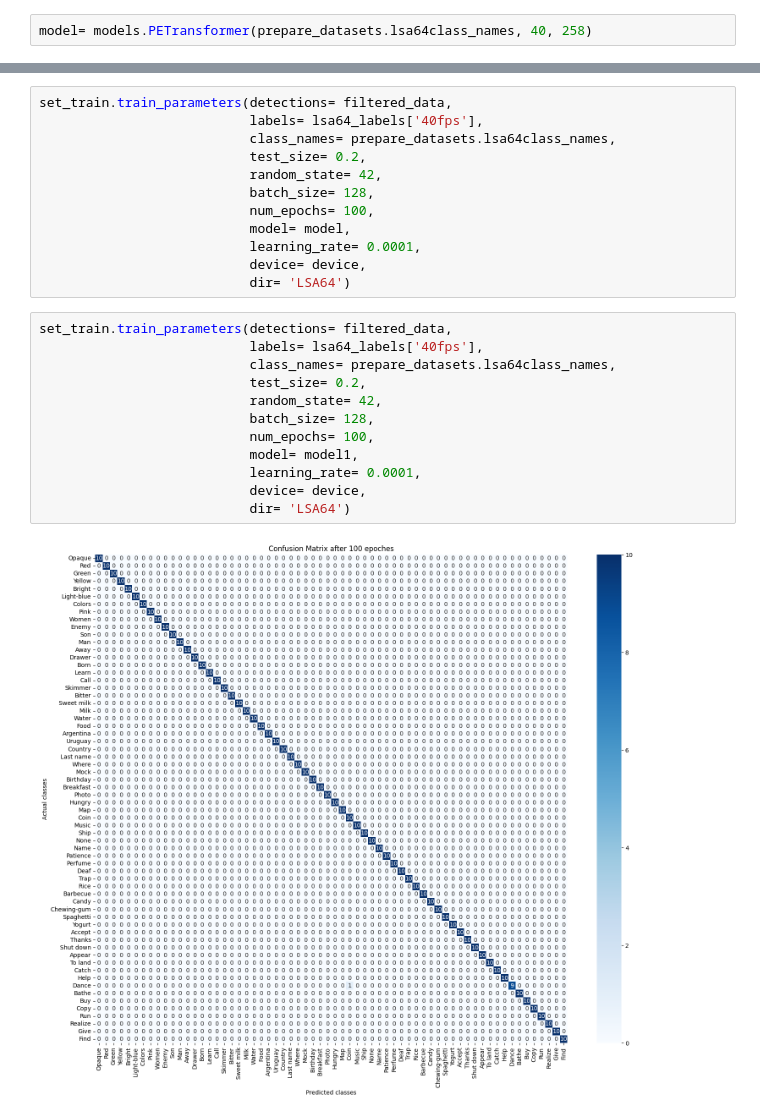
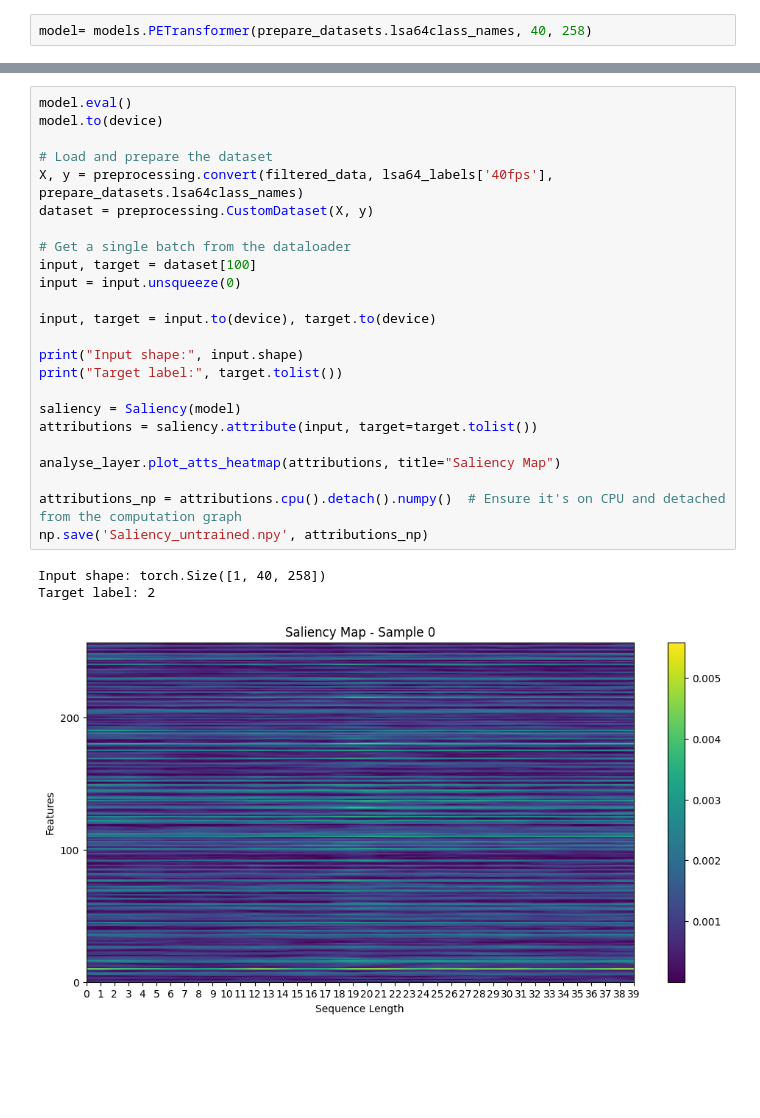
Before and after one commit to SadeghAllahverdi/SignLanguage-project, a Jupyter notebook: SignLanguageProject/notebooks/experiment_lsa64.ipynb, the cells around one changed output, grey strips where cells are left out. Saved outputs shown, nothing was run; the diff lists cells and outputs as text; blank space fills up the shorter version.

```diff
--- a/SignLanguageProject/notebooks/experiment_lsa64.ipynb
+++ b/SignLanguageProject/notebooks/experiment_lsa64.ipynb
@@ -493,26 +337,28 @@ Target label: [50]
-# %%
-set_train.train_parameters(detections= filtered_data,
-                           labels= lsa64_labels['40fps'],
-                           class_names= prepare_datasets.lsa64class_names,
-                           test_size= 0.2,
-                           random_state= 42,
-                           batch_size= 128,
-                           num_epochs= 100,
-                           model= model,
-                           learning_rate= 0.0001,
-                           device= device,
-                           dir= 'LSA64')
-# %%
-set_train.train_parameters(detections= filtered_data,
-                           labels= lsa64_labels['40fps'],
-                           class_names= prepare_datasets.lsa64class_names,
-                           test_size= 0.2,
-                           random_state= 42,
-                           batch_size= 128,
-                           num_epochs= 100,
-                           model= model1,
-                           learning_rate= 0.0001,
-                           device= device,
-                           dir= 'LSA64')
-# %% [output]
-[figure, removed]
+# %%
+model.eval()
+model.to(device)
+
+# Load and prepare the dataset
+X, y = preprocessing.convert(filtered_data, lsa64_labels['40fps'], prepare_datasets.lsa64class_names)
+dataset = preprocessing.CustomDataset(X, y)
+
+# Get a single batch from the dataloader
+input, target = dataset[100]
+input = input.unsqueeze(0)
+
+input, target = input.to(device), target.to(device)
+
+print("Input shape:", input.shape)
+print("Target label:", target.tolist())
+
+saliency = Saliency(model)
+attributions = saliency.attribute(input, target=target.tolist())
+
+analyse_layer.plot_atts_heatmap(attributions, title="Saliency Map")
+
+attributions_np = attributions.cpu().detach().numpy()  # Ensure it's on CPU and detached from the computation graph
+np.save('Saliency_untrained.npy', attributions_np)
+# %% [output]
+Input shape: torch.Size([1, 40, 258])
+Target label: 2
+[figure, added]
```
Also changed, not shown: parts of 14 cells of this notebook.
